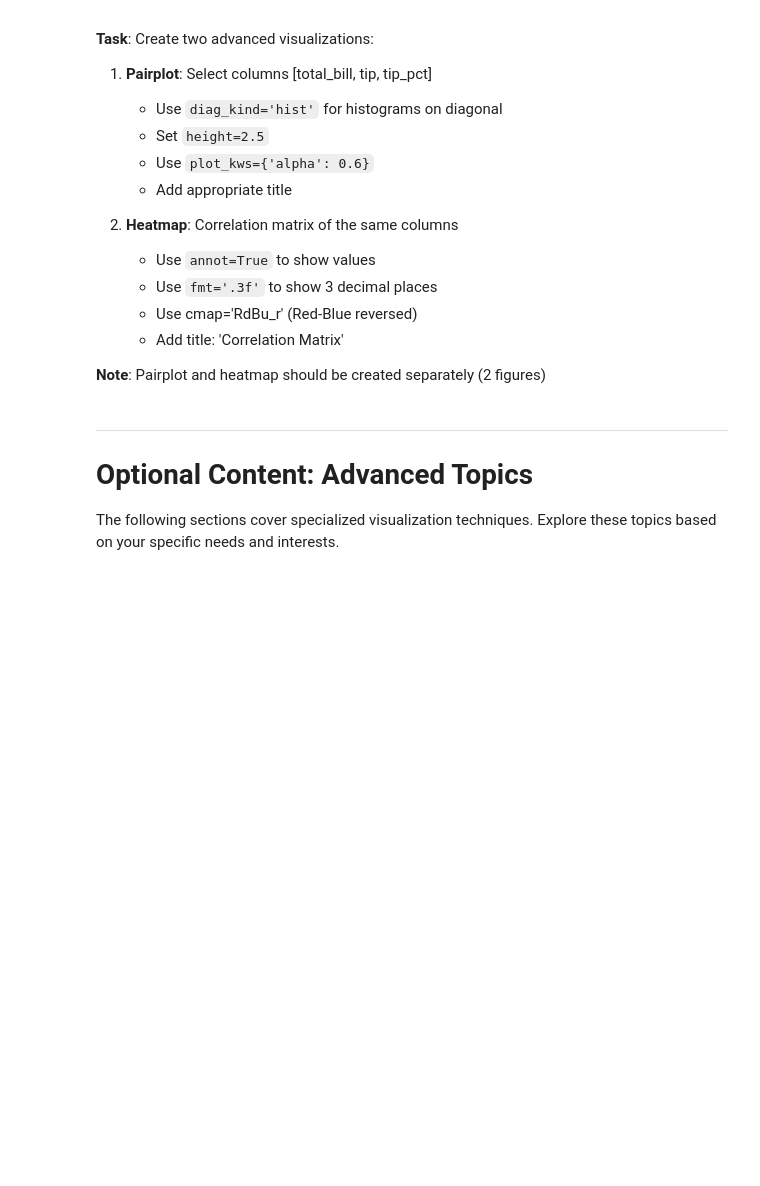
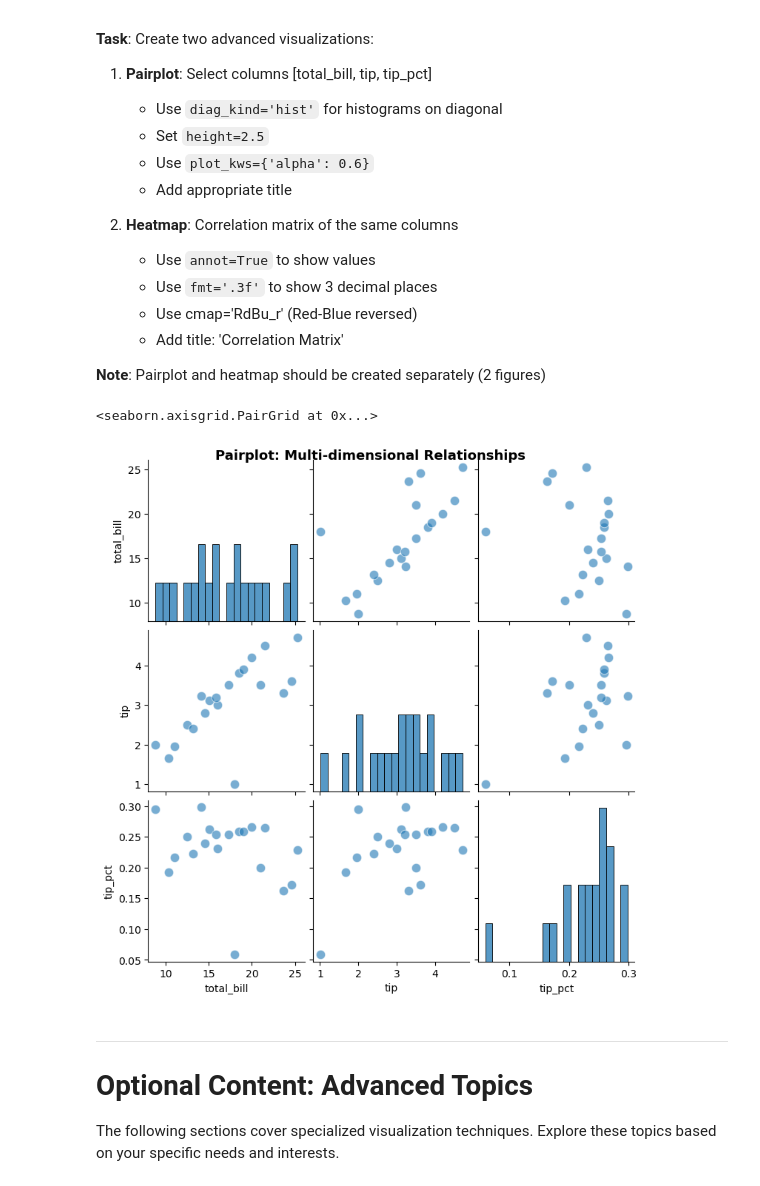
Before and after one commit to ng-clement/6m-data-1.10-visualization, a Jupyter notebook: notebooks/data_visualization_lesson.ipynb, the cells around one changed output. Saved outputs shown, nothing was run; the diff lists cells and outputs as text; code cells hidden in the pictures; blank space fills up the shorter version.

```diff
--- a/notebooks/data_visualization_lesson.ipynb
+++ b/notebooks/data_visualization_lesson.ipynb
@@ -1039,6 +1067,17 @@ fig.tight_layout()
    - Add title: 'Correlation Matrix'
 
 **Note**: Pairplot and heatmap should be created separately (2 figures)
+# %%
+numeric_data = tips[['total_bill', 'tip', 'tip_pct']]
+
+g = sns.pairplot(numeric_data, diag_kind='hist', height=2.5,
+                 plot_kws={'alpha': 0.6, 's': 80},
+                 diag_kws={'bins': 20, 'edgecolor': 'black'})
+g.fig.suptitle('Pairplot: Multi-dimensional Relationships', fontsize=13, fontweight='bold', y=1.00)
+g
+# %% [output]
+<seaborn.axisgrid.PairGrid at 0x...>
+[figure, added]
 # %% [markdown]
 ---
 
```
Also changed, not shown: parts of 8 cells of this notebook.
